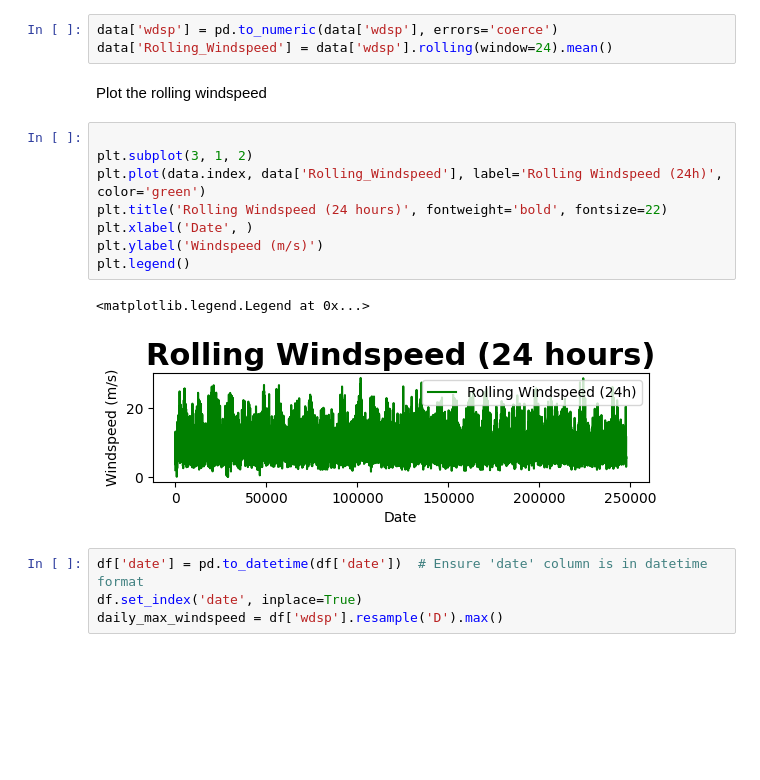
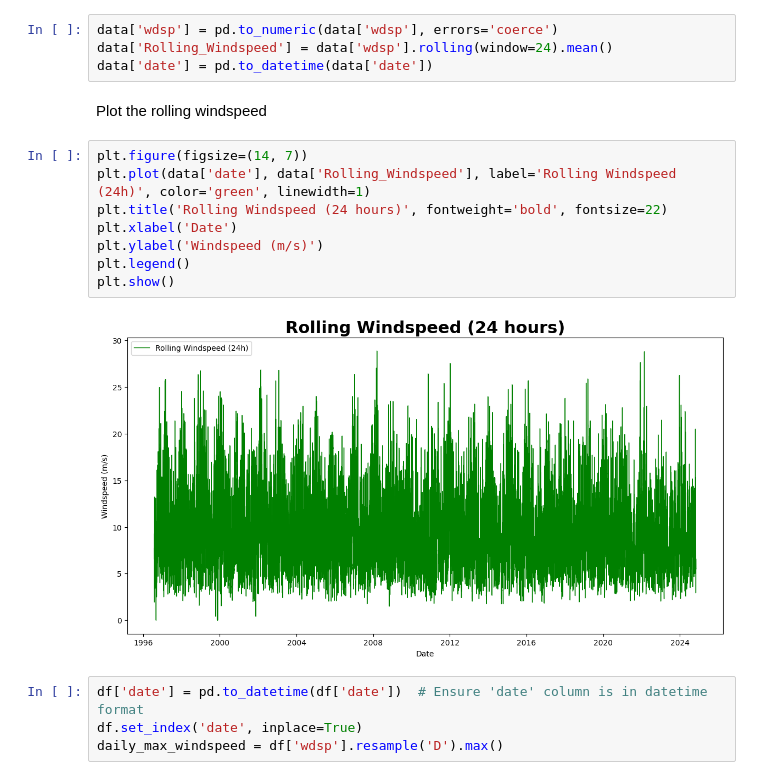
Before and after one commit to GraceMarySmyth/programming-for-data-analytics, a Jupyter notebook: Assignments/assignment_6_Weather.ipynb, the cells around one changed output. Drawn from its saved outputs; the diff is of its cells as text; blank space fills up the shorter version.

```diff
--- a/Assignments/assignment_6_Weather.ipynb
+++ b/Assignments/assignment_6_Weather.ipynb
@@ -179,19 +180,19 @@ Calculate the rolling windspeed over 24hrs and plot
 # %%
 data['wdsp'] = pd.to_numeric(data['wdsp'], errors='coerce')
 data['Rolling_Windspeed'] = data['wdsp'].rolling(window=24).mean()
+data['date'] = pd.to_datetime(data['date'])
 # %% [markdown]
 Plot the rolling windspeed
 # %%
-
-plt.subplot(3, 1, 2)
-plt.plot(data.index, data['Rolling_Windspeed'], label='Rolling Windspeed (24h)', color='green')
+plt.figure(figsize=(14, 7))
+plt.plot(data['date'], data['Rolling_Windspeed'], label='Rolling Windspeed (24h)', color='green', linewidth=1)
 plt.title('Rolling Windspeed (24 hours)', fontweight='bold', fontsize=22)
-plt.xlabel('Date', )
+plt.xlabel('Date')
 plt.ylabel('Windspeed (m/s)')
 plt.legend()
+plt.show()
 # %% [output]
-<matplotlib.legend.Legend at 0x...>
-[figure, old version]
+[figure, new version]
 # %%
 df['date'] = pd.to_datetime(df['date'])  # Ensure 'date' column is in datetime format
 df.set_index('date', inplace=True)
```
Also changed, not shown: parts of 6 cells of this notebook.
